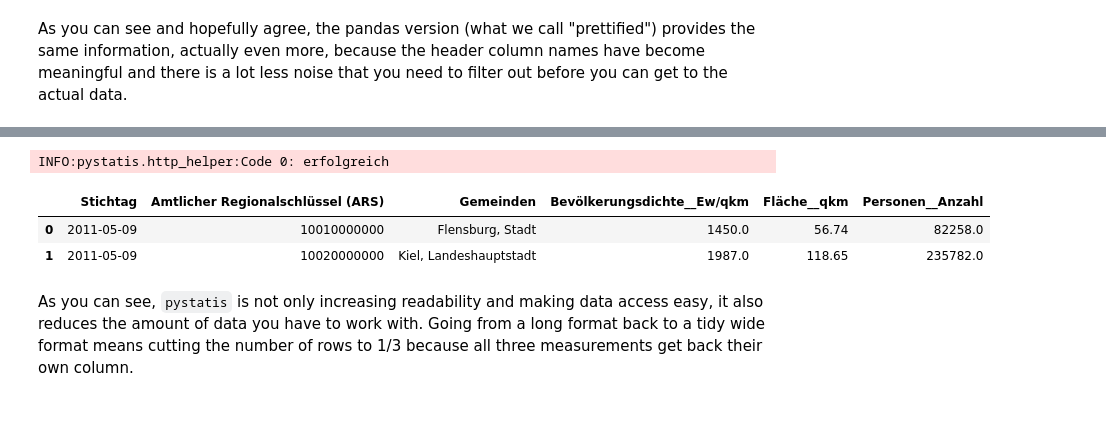
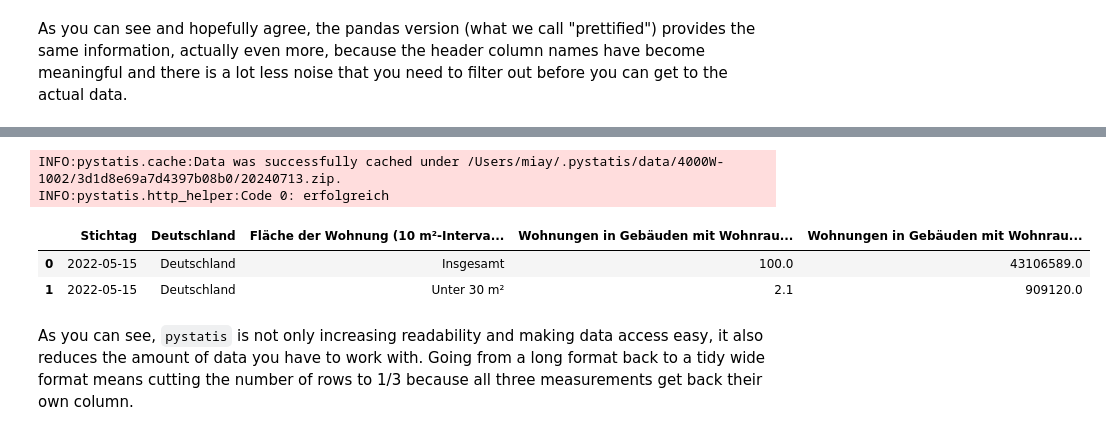
Before and after one commit to CorrelAid/pystatis, a Jupyter notebook: nb/01_table.ipynb, the cells around one changed output, grey strips where cells are left out. Saved outputs shown, nothing was run; the diff lists cells and outputs as text; code cells hidden in the pictures.

```diff
--- a/nb/01_table.ipynb
+++ b/nb/01_table.ipynb
@@ -132,12 +130,13 @@ For Zensus `pystatis` is basically doing the same, but in a slightly different w
 # %%
-t = Table("1000A-0001")
+t = Table("4000W-1002")
 t.get_data()
 t.data.head(2)
 # %% [output]
+INFO:pystatis.cache:Data was successfully cached under /Users/miay/.pystatis/data/4000W-1002/3d1d8e69a7d4397b08b0/20240713.zip.
 INFO:pystatis.http_helper:Code 0: erfolgreich
-|  | Stichtag | Amtlicher Regionalschlüssel (ARS) | Gemeinden | Bevölkerungsdichte__Ew/qkm | Fläche__qkm | Personen__Anzahl |
-| 0 | 2011-05-09 | 10010000000 | Flensburg, Stadt | 1450.0 | 56.74 | 82258.0 |
-| 1 | 2011-05-09 | 10020000000 | Kiel, Landeshauptstadt | 1987.0 | 118.65 | 235782.0 |
+|  | Stichtag | Deutschland | Fläche der Wohnung (10 m²-Interva... | Wohnungen in Gebäuden mit Wohnrau... | Wohnungen in Gebäuden mit Wohnrau... |
+| 0 | 2022-05-15 | Deutschland | Insgesamt | 100.0 | 43106589.0 |
+| 1 | 2022-05-15 | Deutschland | Unter 30 m² | 2.1 | 909120.0 |
 # %% [markdown]
 As you can see, `pystatis` is not only increasing readability and making data access easy, it also reduces the amount of data you have to work with. Going from a long format back to a tidy wide format means cutting the number of rows to 1/3 because all three measurements get back their own column.
 # %% [markdown]
```
Also changed, not shown: parts of 13 cells of this notebook.
